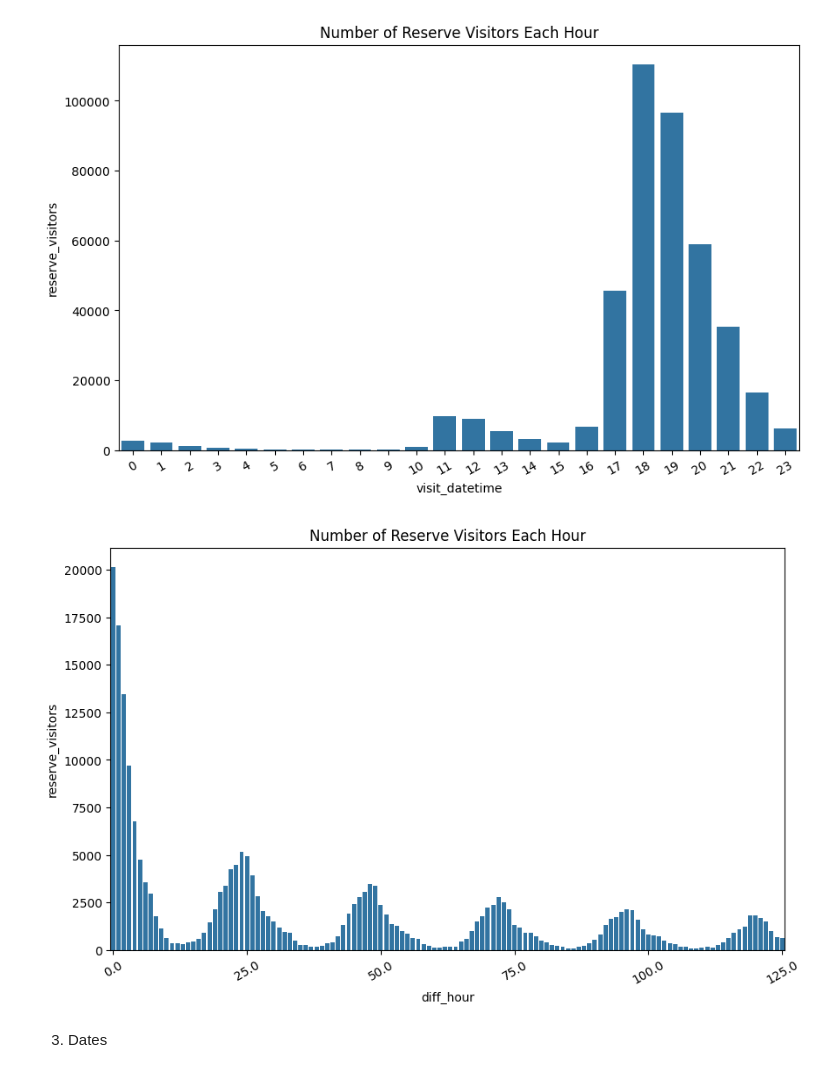
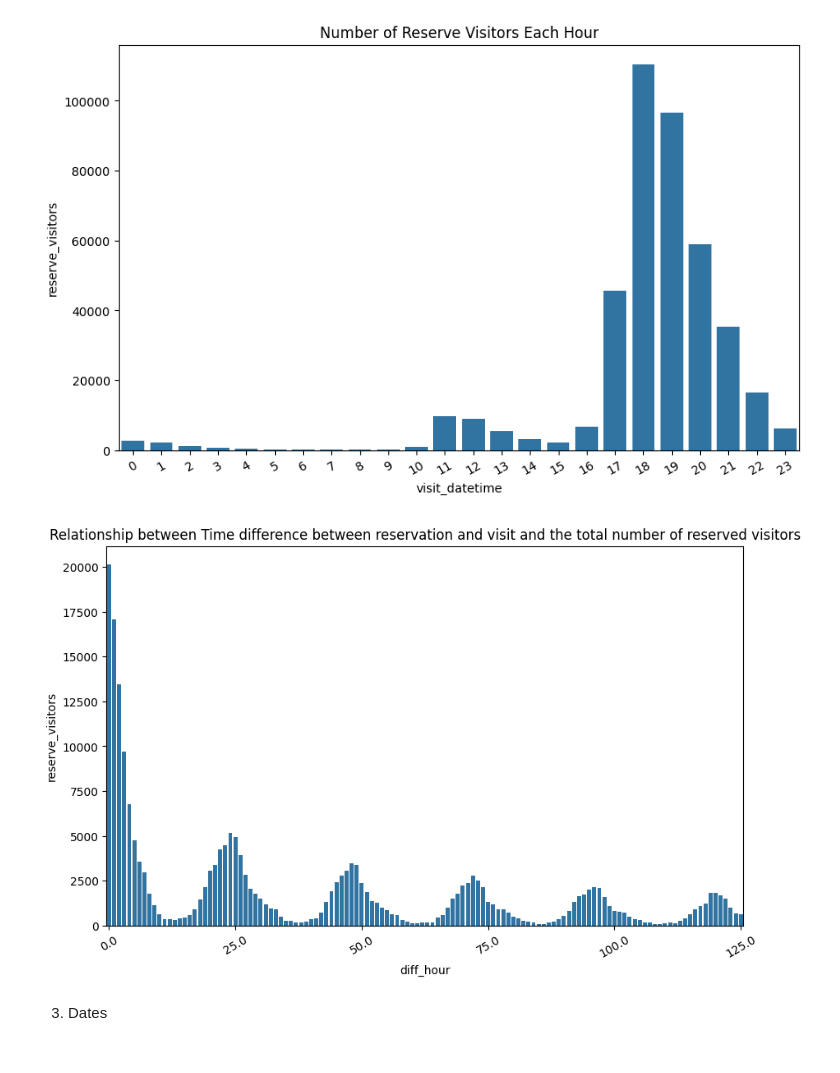
Before and after one commit to DSA3101AY2324S2-ByteForce/goodolddays-shiftwell-system-backend, a Jupyter notebook: notebooks/1.0-initial-eda.ipynb, the cells around one changed output. Drawn from its saved outputs; the diff is of its cells as text; code cells hidden in the pictures.

```diff
--- a/notebooks/1.0-initial-eda.ipynb
+++ b/notebooks/1.0-initial-eda.ipynb
@@ -159,15 +159,15 @@ plt.show()
 # %%
 air_reserve_df["diff_hour"] = (air_reserve_df["visit_datetime"] - air_reserve_df["reserve_datetime"]).dt.total_seconds() / 3600
 air_reserve_filtered = air_reserve_df[(air_reserve_df["diff_hour"] <= 125)]
 
 plt.figure(figsize=(10,6))
 sns.barplot(data=air_reserve_filtered.groupby(air_reserve_filtered["diff_hour"])["reserve_visitors"].sum().reset_index(), x="diff_hour", y="reserve_visitors")
 plt.xticks(rotation=30)
 plt.xticks(range(0, 126, 25))
-plt.title("Number of Reserve Visitors Each Hour")
+plt.title("Relationship between Time difference between reservation and visit and the total number of reserved visitors")
 plt.show()
 # %% [output]
-[figure, old version]
+[figure, new version]
 # %% [markdown]
 3. Dates
 # %%
```
Also changed, not shown: parts of 1 cell of this notebook, 4 other files.
